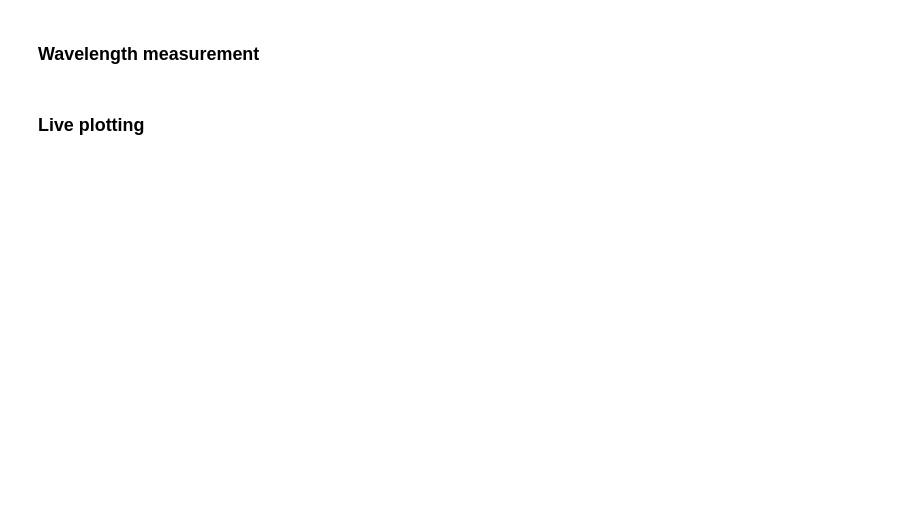
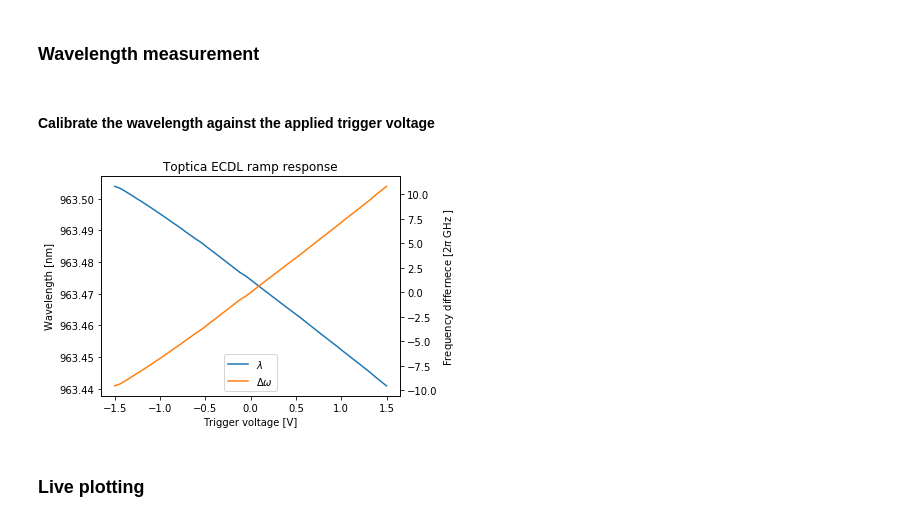
Before and after one commit to atomchumps/CFIB-Control-system, a Jupyter notebook: NIDAQ testing.ipynb, the cells around one changed output. Cells and saved outputs as stored; diff of their text form; code cells hidden in the pictures; blank space fills up the shorter version.

Commit message:
Included wavelength scan calibration

```diff
--- a/NIDAQ testing.ipynb
+++ b/NIDAQ testing.ipynb
@@ -471,6 +514,43 @@ lambda_meas.initialise()
 # %%
 # Return the most recent measurement of the wavemeter (with verbose output for print statements)
 lambda_meas.getwavelength(verbose = True)
+# %% [markdown]
+#### Calibrate the wavelength against the applied trigger voltage
+# %%
+# Ramp an analogue voltage with a slew for stabilisation and return a list of wavelengths recorded at each voltage
+v_lambda_calib = executeAOramp(NI_hardware_addresses['AO02'], -1.5, 1.5, 51, 0.5, 0.1, 10, showplot = False, wavereport = True)
+# %%
+# Massage data into lists to be plotted
+v, l = zip(*v_lambda_calib) # Convert list of tuples to voltage and wavelength lists for plotting
+l0 = [x for x in v_lambda_calib if x[0] == 0][0][1] # Find the centre wavelength (V = 0)
+f0 = constants.c*1e9/l0 # Use central wavelength to calculate central frequency
+fd = [(constants.c*1e9/l[i] - f0)/1e9 for l in v_lambda_calib] # Make a list of frequency differences (from central frequency)
+
+# Make a plot of the data
+fig, ax1 = plt.subplots()
+
+# Plot 1: wavelength
+colour = 'C0'
+ax1.set_xlabel('Trigger voltage [V]')
+ax1.set_ylabel('Wavelength [nm]')
+wave = ax1.plot(v, l, color = colour, label = '$\lambda$')
+
+ax2 = ax1.twinx() # instantiate a second axes that shares the same x-axis
+# Plot 2: frequency difference
+colour = 'C1'
+ax2.set_ylabel('Frequency differnece [2$\pi$ GHz ]')
+freq = ax2.plot(v, fd, color = colour, label = '$\Delta\omega$')
+
+# Make the legend
+lns = wave + freq # Plots which require a legend
+labs = [l.get_label() for l in lns] # List of labels
+ax1.legend(lns, labs, loc=8) # Make a legend from the list of labels and place at the mid-base
+plt.title('Toptica ECDL ramp response')
+
+fig.tight_layout() # Otherwise the right y-label is slightly clipped
+fig.savefig('Toptica ECDL ramp.pdf', bbox_inches='tight') # Save a .pdf of the generated figure
+# %% [output]
+[figure, added]
 # %% [markdown]
 ### Live plotting
 # %%
```
Also changed, not shown: parts of 5 cells of this notebook, 1 other file.
